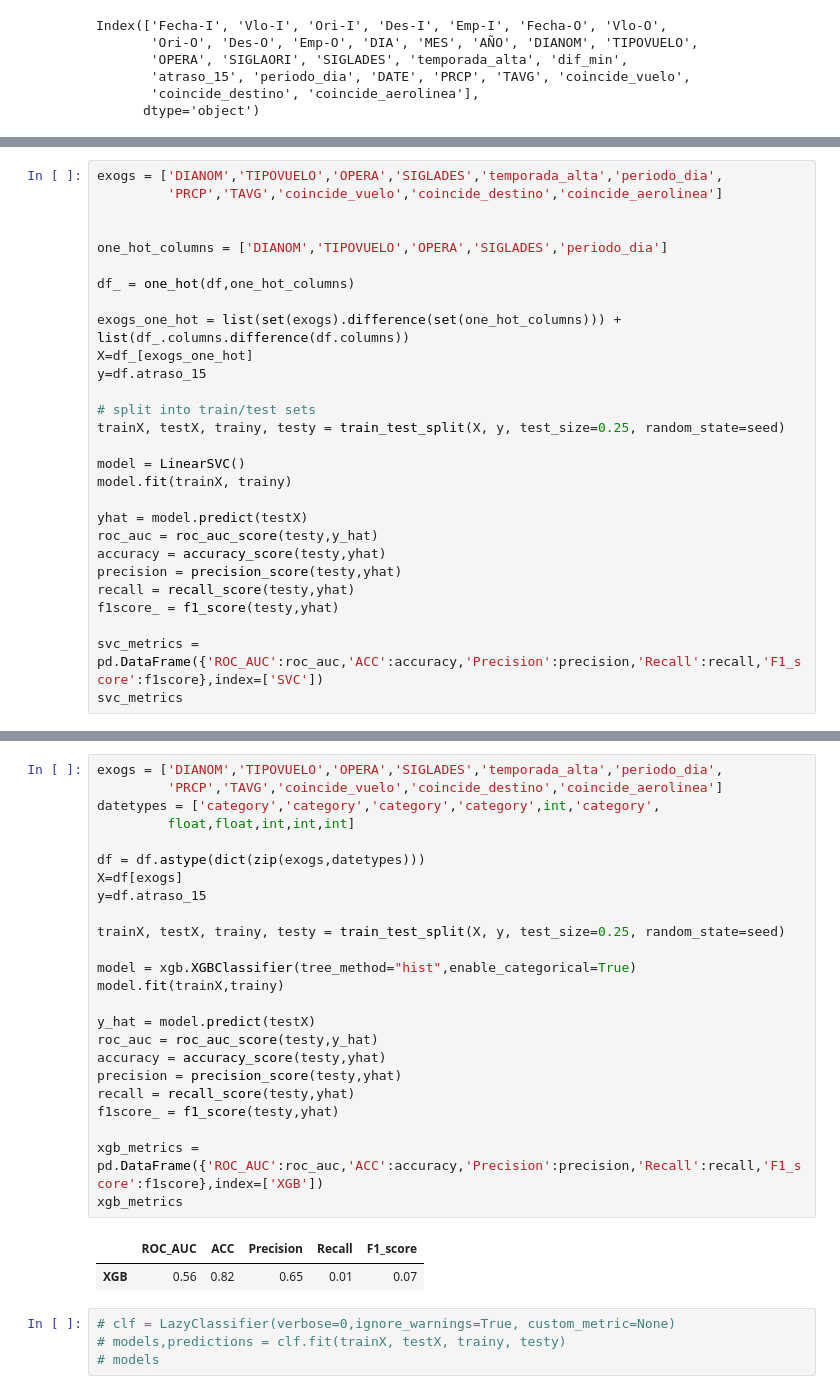
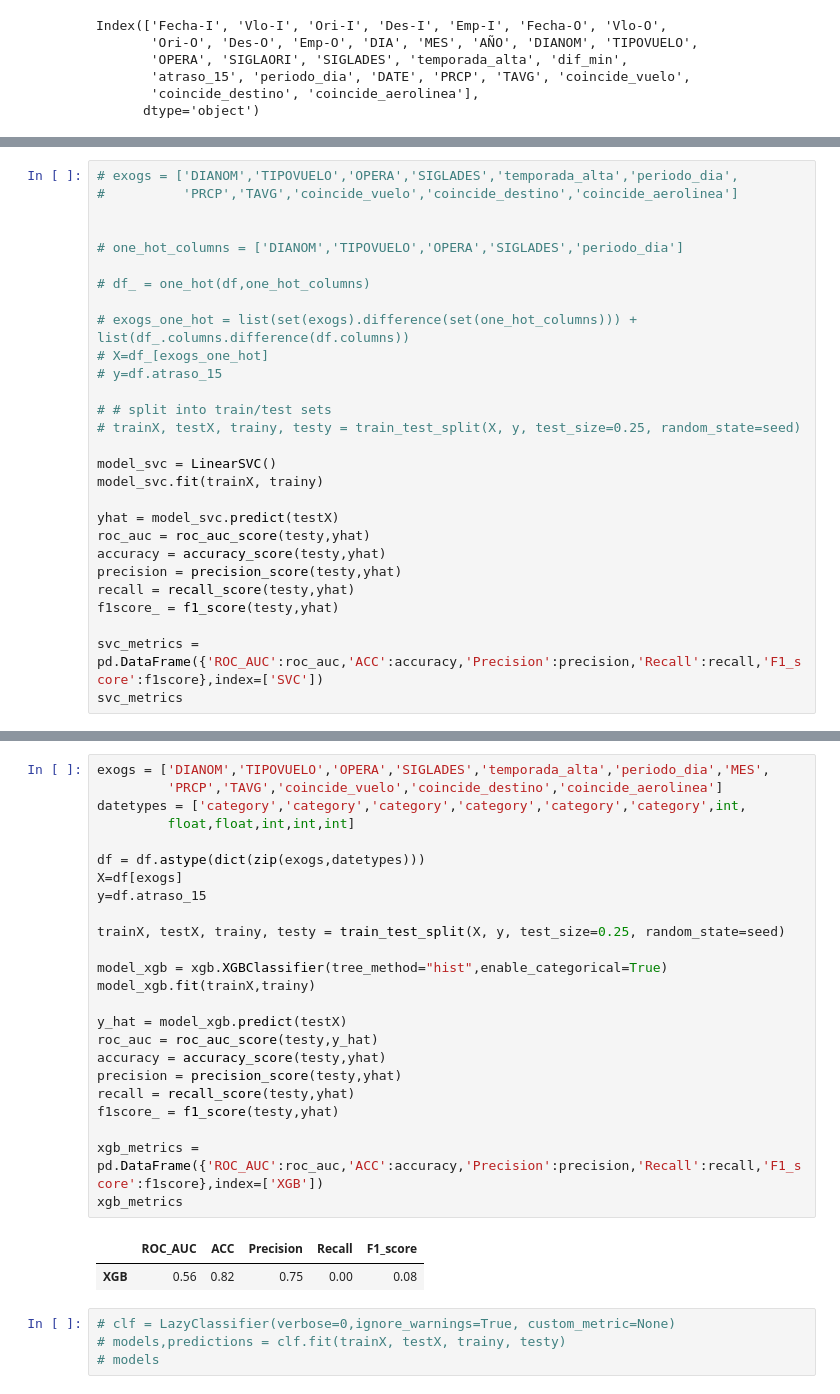
Before and after one commit to dpandelarab/challenge_latam, a Jupyter notebook: solution.ipynb, the cells around one changed output, grey strips where cells are left out. Drawn from its saved outputs; the diff is of its cells as text.

```diff
--- a/solution.ipynb
+++ b/solution.ipynb
@@ -360,24 +362,24 @@ lr_metrics
 # %%
-exogs = ['DIANOM','TIPOVUELO','OPERA','SIGLADES','temporada_alta','periodo_dia',
-         'PRCP','TAVG','coincide_vuelo','coincide_destino','coincide_aerolinea']
+# exogs = ['DIANOM','TIPOVUELO','OPERA','SIGLADES','temporada_alta','periodo_dia',
+#          'PRCP','TAVG','coincide_vuelo','coincide_destino','coincide_aerolinea']
 
 
-one_hot_columns = ['DIANOM','TIPOVUELO','OPERA','SIGLADES','periodo_dia']
+# one_hot_columns = ['DIANOM','TIPOVUELO','OPERA','SIGLADES','periodo_dia']
 
-df_ = one_hot(df,one_hot_columns)
+# df_ = one_hot(df,one_hot_columns)
 
-exogs_one_hot = list(set(exogs).difference(set(one_hot_columns))) + list(df_.columns.difference(df.columns))
-X=df_[exogs_one_hot]
-y=df.atraso_15
+# exogs_one_hot = list(set(exogs).difference(set(one_hot_columns))) + list(df_.columns.difference(df.columns))
+# X=df_[exogs_one_hot]
+# y=df.atraso_15
 
-# split into train/test sets
-trainX, testX, trainy, testy = train_test_split(X, y, test_size=0.25, random_state=seed)
+# # split into train/test sets
+# trainX, testX, trainy, testy = train_test_split(X, y, test_size=0.25, random_state=seed)
 
-model = LinearSVC()
-model.fit(trainX, trainy)
+model_svc = LinearSVC()
+model_svc.fit(trainX, trainy)
 
-yhat = model.predict(testX)
-roc_auc = roc_auc_score(testy,y_hat)
+yhat = model_svc.predict(testX)
+roc_auc = roc_auc_score(testy,yhat)
 accuracy = accuracy_score(testy,yhat)
 precision = precision_score(testy,yhat)
 recall = recall_score(testy,yhat)
@@ -391,30 +393,30 @@ svc_metrics
 # %%
-exogs = ['DIANOM','TIPOVUELO','OPERA','SIGLADES','temporada_alta','periodo_dia',
+exogs = ['DIANOM','TIPOVUELO','OPERA','SIGLADES','temporada_alta','periodo_dia','MES',
          'PRCP','TAVG','coincide_vuelo','coincide_destino','coincide_aerolinea']
-datetypes = ['category','category','category','category',int,'category',
+datetypes = ['category','category','category','category','category','category',int,
          float,float,int,int,int]
 
 df = df.astype(dict(zip(exogs,datetypes)))
 X=df[exogs]
 y=df.atraso_15
 
 trainX, testX, trainy, testy = train_test_split(X, y, test_size=0.25, random_state=seed)
 
-model = xgb.XGBClassifier(tree_method="hist",enable_categorical=True)
-model.fit(trainX,trainy)
+model_xgb = xgb.XGBClassifier(tree_method="hist",enable_categorical=True)
+model_xgb.fit(trainX,trainy)
 
-y_hat = model.predict(testX)
+y_hat = model_xgb.predict(testX)
 roc_auc = roc_auc_score(testy,y_hat)
 accuracy = accuracy_score(testy,yhat)
 precision = precision_score(testy,yhat)
 recall = recall_score(testy,yhat)
 f1score_ = f1_score(testy,yhat)
 
 xgb_metrics = pd.DataFrame({'ROC_AUC':roc_auc,'ACC':accuracy,'Precision':precision,'Recall':recall,'F1_score':f1score},index=['XGB'])
 xgb_metrics
 # %% [output]
 |  | ROC_AUC | ACC | Precision | Recall | F1_score |
-| XGB | 0.56 | 0.82 | 0.65 | 0.01 | 0.07 |
+| XGB | 0.56 | 0.82 | 0.75 | 0.00 | 0.08 |
 # %%
 # clf = LazyClassifier(verbose=0,ignore_warnings=True, custom_metric=None)
 # models,predictions = clf.fit(trainX, testX, trainy, testy)
```
Also changed, not shown: parts of 11 cells of this notebook.
